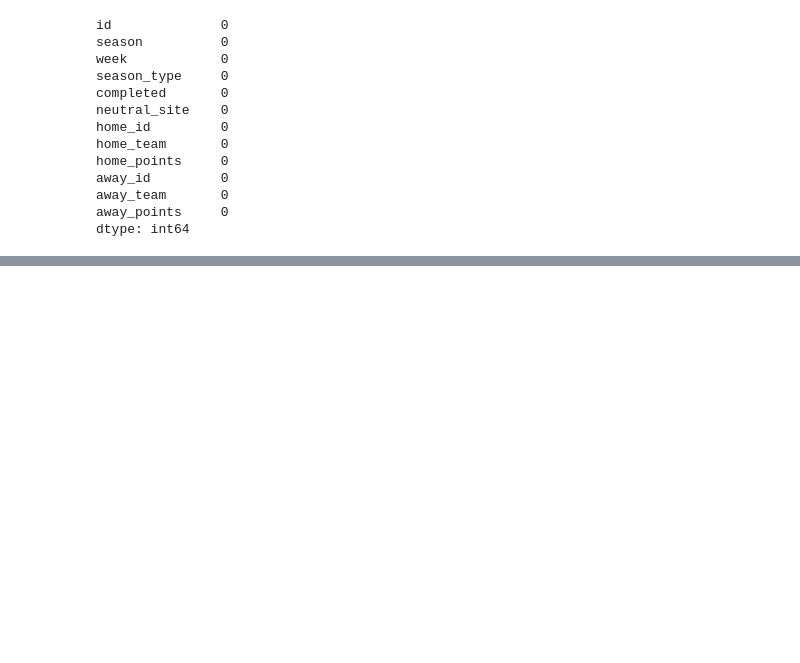
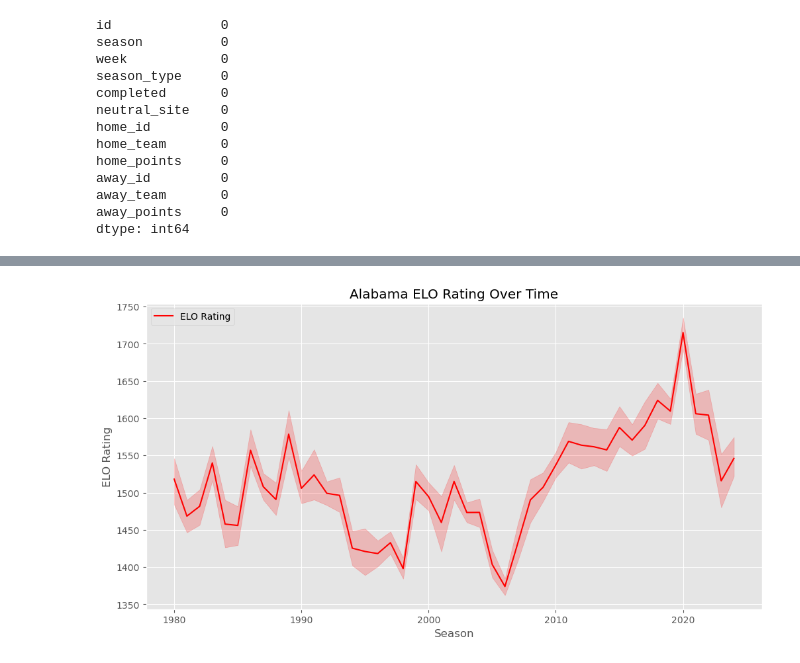
Before and after one commit to lneuendorf/4th-down-models, a Jupyter notebook: notebooks/elo.ipynb, the cells around one changed output, grey strips where cells are left out. Cells and saved outputs as stored; diff of their text form; code cells hidden in the pictures; blank space fills up the shorter version.

```diff
--- a/notebooks/elo.ipynb
+++ b/notebooks/elo.ipynb
@@ -255,0 +531,21 @@ plt.show()
+# %%
+import matplotlib.pyplot as plt
+import seaborn as sns
+
+team = "Alabama"
+
+df_wisconsin = df.query("home_team == @team | away_team == @team").copy()
+df_wisconsin.loc[:, 'elo'] = df_wisconsin['home_elo'].where(df_wisconsin['home_team'] == team, df_wisconsin['away_elo'])
+df_wisconsin.loc[:, 'elo_post'] = df_wisconsin['home_elo_off_post'].where(df_wisconsin['home_team'] == team, df_wisconsin['away_elo_off_post'])
+plt.style.use('ggplot')
+
+plt.figure(figsize=(12, 6))
+sns.lineplot(data=df_wisconsin, x='season', y='elo_post', label='ELO Rating', color='red')
+plt.title(f"{team} ELO Rating Over Time")
+plt.xlabel("Season")
+plt.ylabel("ELO Rating")
+plt.legend()
+
+plt.show()
+# %% [output]
+[figure, added]
```
Also changed, not shown: parts of 19 cells of this notebook, 3 other files.
